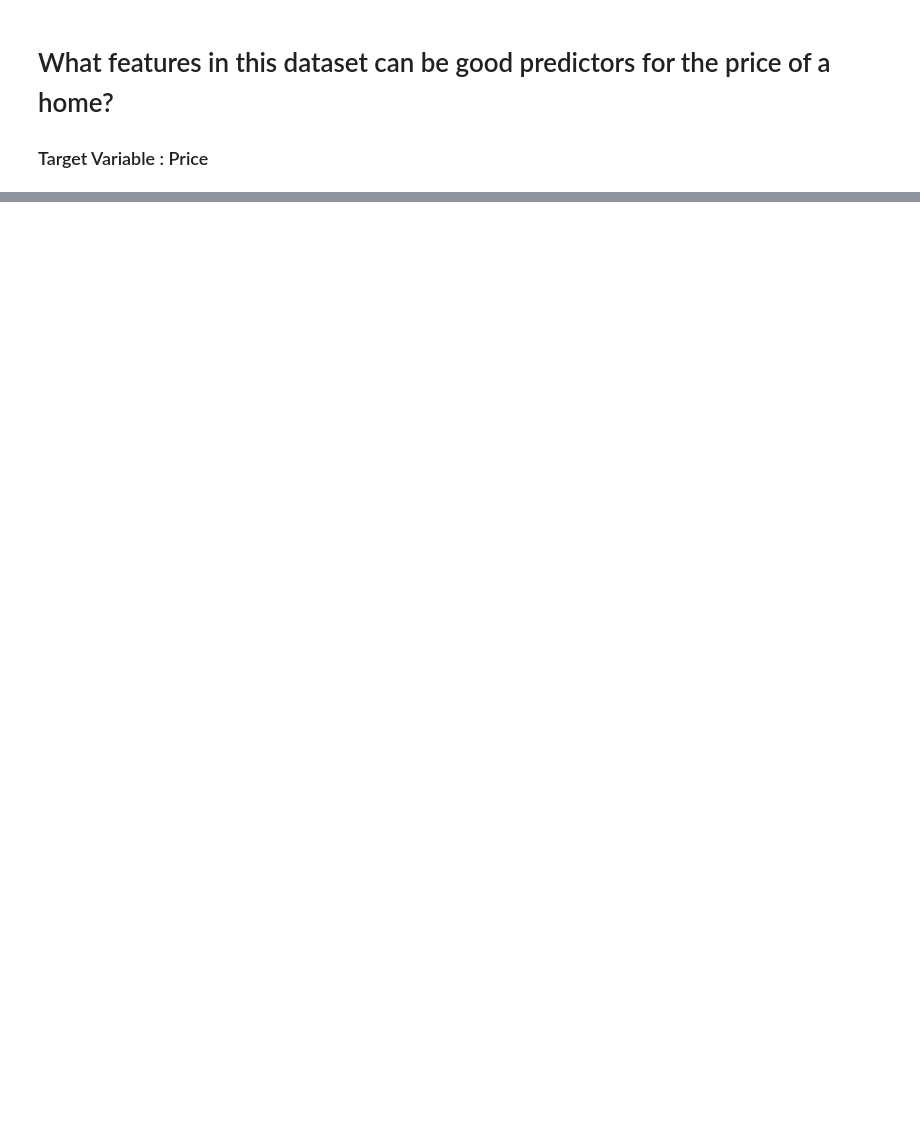
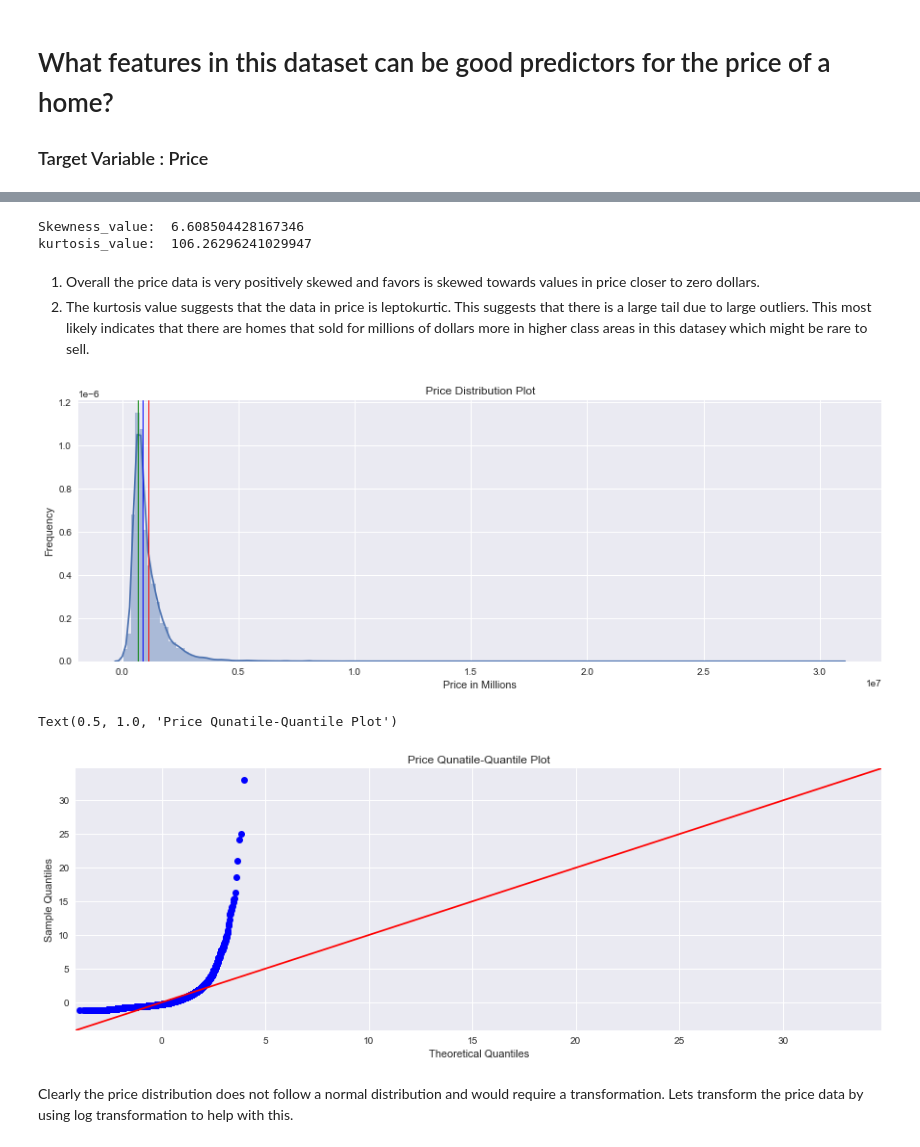
Before and after one commit to cristopher-d-delgado/Project_Linear_Regression_King_County, a Jupyter notebook: notebooks/data_preparation.ipynb, the cells around one changed output, grey strips where cells are left out. Saved outputs shown, nothing was run; the diff lists cells and outputs as text; code cells hidden in the pictures; blank space fills up the shorter version.

Commit message:
amde function to generate QQ and distplots

```diff
--- a/notebooks/data_preparation.ipynb
+++ b/notebooks/data_preparation.ipynb
@@ -391,0 +416,36 @@ Kurtosis deals with the lengths of tails in the distribution. kurtosis aims at i
+# %%
+# Obtain skewness value
+skewness = king['price'].skew()
+print('Skewness_value: ', skewness)
+# Obtain Kurtosis value
+kurtosis = king['price'].kurtosis()
+print('kurtosis_value: ', kurtosis)
+# %% [output]
+Skewness_value:  6.608504428167346
+kurtosis_value:  106.26296241029947
+# %% [markdown]
+1. Overall the price data is very positively skewed and favors is skewed towards values in price closer to zero dollars.
+2. The kurtosis value suggests that the data in price is leptokurtic. This suggests that there is a large tail due to large outliers. This most likely indicates that there are homes that sold for millions of dollars more in higher class areas in this datasey which might be rare to sell.
+# %%
+# Generate a distribution plot to view the price data.
+plt.figure(figsize=(15, 5))
+sns.distplot(king['price'], bins=int(round(len(king['price'])**0.5)), kde=True)
+plt.xlabel("Price in Millions")
+plt.ylabel("Frequency")
+plt.title("Price Distribution Plot")
+plt.axvline(x=king['price'].mean(), linestyle="-", linewidth=1, color="r")
+plt.axvline(x=king['price'].median(), linestyle="-", linewidth=1, color="b")
+plt.axvline(x=king['price'].mode().iloc[0], linestyle="-", linewidth=1, color="g")
+plt.xticks(fontsize = 10)
+plt.show()
+
+#check for normality
+fig = sm.graphics.qqplot(king['price'], dist = stats.norm, line = '45', fit = True)
+fig.set_size_inches(15, 5)
+plt.title('Price Qunatile-Quantile Plot')
+# %% [output]
+[figure, added]
+Text(0.5, 1.0, 'Price Qunatile-Quantile Plot')
+[figure, added]
+# %% [markdown]
+Clearly the price distribution does not follow a normal distribution and would require a transformation. Lets transform the price data by using log transformation to help with this.
```
Also changed, not shown: parts of 14 cells of this notebook.
